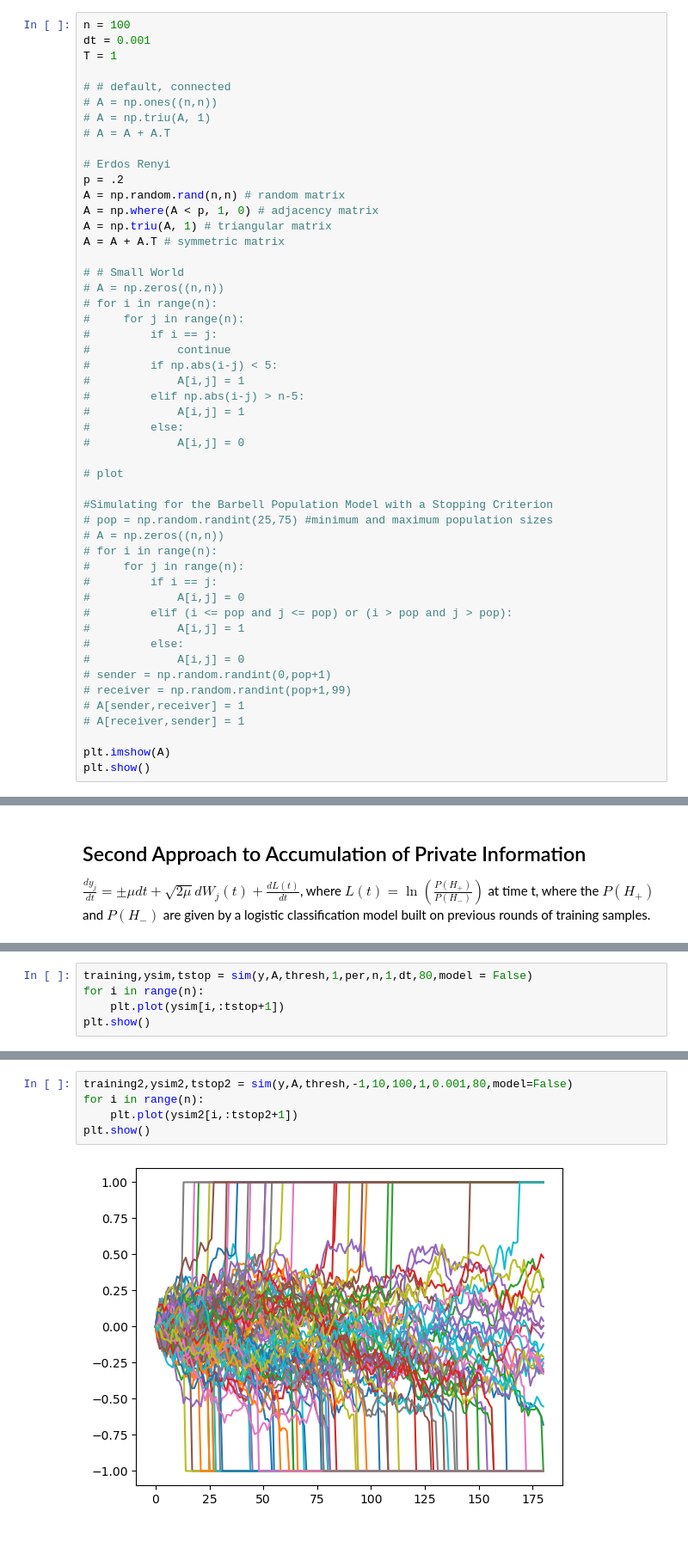
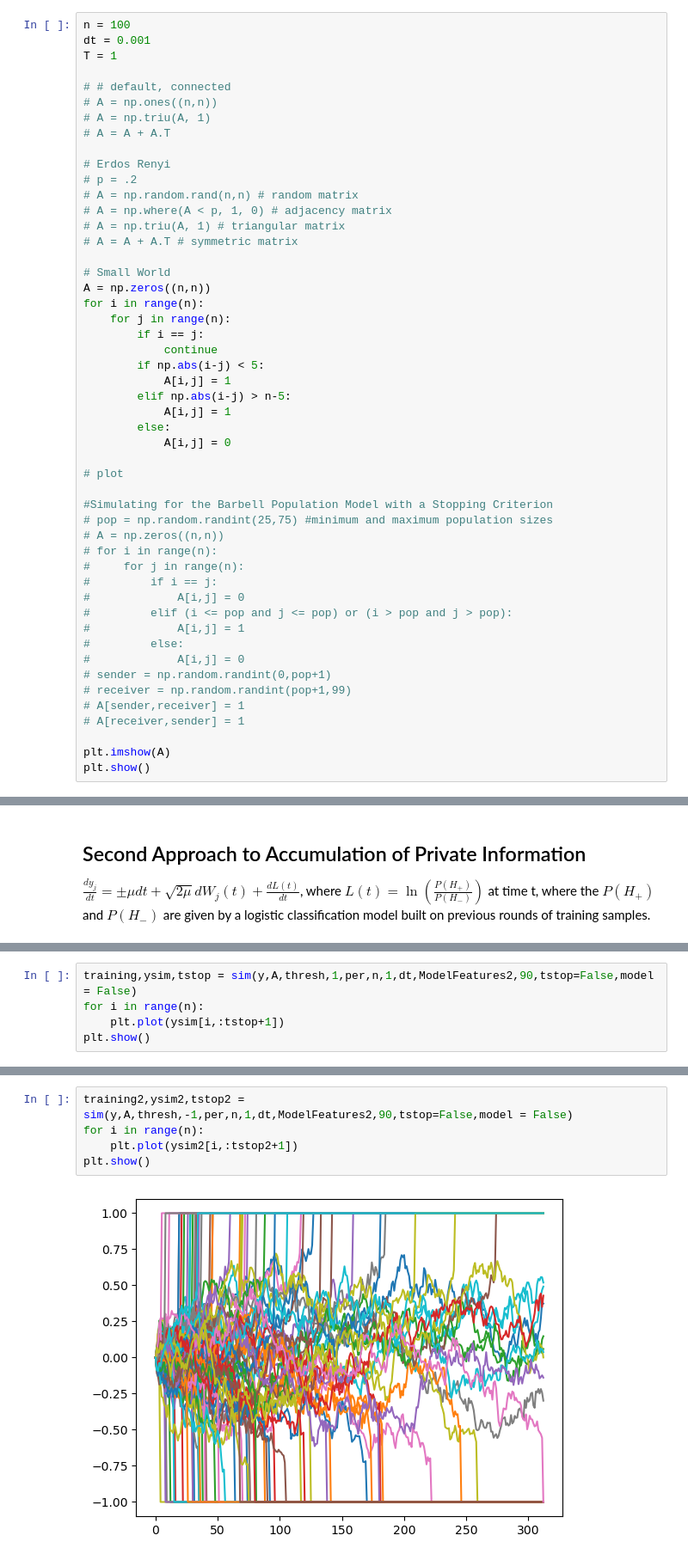
Before and after one commit to fcseidl/social-net-consensus, a Jupyter notebook: LogisticClassificationModel.ipynb, the cells around one changed output, grey strips where cells are left out. Shown at 86% size. Cells and saved outputs as stored; diff of their text form.

```diff
--- a/LogisticClassificationModel.ipynb
+++ b/LogisticClassificationModel.ipynb
@@ -17,24 +17,24 @@ T = 1
 # A = A + A.T
 
 # Erdos Renyi
-p = .2
-A = np.random.rand(n,n) # random matrix
-A = np.where(A < p, 1, 0) # adjacency matrix
-A = np.triu(A, 1) # triangular matrix
-A = A + A.T # symmetric matrix
+# p = .2
+# A = np.random.rand(n,n) # random matrix
+# A = np.where(A < p, 1, 0) # adjacency matrix
+# A = np.triu(A, 1) # triangular matrix
+# A = A + A.T # symmetric matrix
 
-# # Small World
-# A = np.zeros((n,n))
-# for i in range(n):
-#     for j in range(n):
-#         if i == j:
-#             continue
-#         if np.abs(i-j) < 5:
-#             A[i,j] = 1
-#         elif np.abs(i-j) > n-5:
-#             A[i,j] = 1
-#         else:
-#             A[i,j] = 0
+# Small World
+A = np.zeros((n,n))
+for i in range(n):
+    for j in range(n):
+        if i == j:
+            continue
+        if np.abs(i-j) < 5:
+            A[i,j] = 1
+        elif np.abs(i-j) > n-5:
+            A[i,j] = 1
+        else:
+            A[i,j] = 0
 
 # plot
 
@@ -135,5 +235,5 @@ def sim(y0,Adj,thetas,mu,period,N,Time,delta_t,stop,model = False):
 # %%
-training,ysim,tstop = sim(y,A,thresh,1,per,n,1,dt,80,model = False)
+training,ysim,tstop = sim(y,A,thresh,1,per,n,1,dt,ModelFeatures2,90,tstop=False,model = False)
 for i in range(n):
     plt.plot(ysim[i,:tstop+1])
 plt.show()
@@ -142,10 +242,10 @@ plt.show()
 # %%
-training2,ysim2,tstop2 = sim(y,A,thresh,-1,10,100,1,0.001,80,model=False)
+training2,ysim2,tstop2 = sim(y,A,thresh,-1,per,n,1,dt,ModelFeatures2,90,tstop=False,model = False)
 for i in range(n):
     plt.plot(ysim2[i,:tstop2+1])
 plt.show()
 # %% [output]
-[figure, old version]
+[figure, new version]
 # %%
 def RR(yvec,correct,tstop): #Calculating the reward rate of the given population (accuracy/total time to decide)
     cor = 0
```
Also changed, not shown: parts of 23 cells of this notebook.
